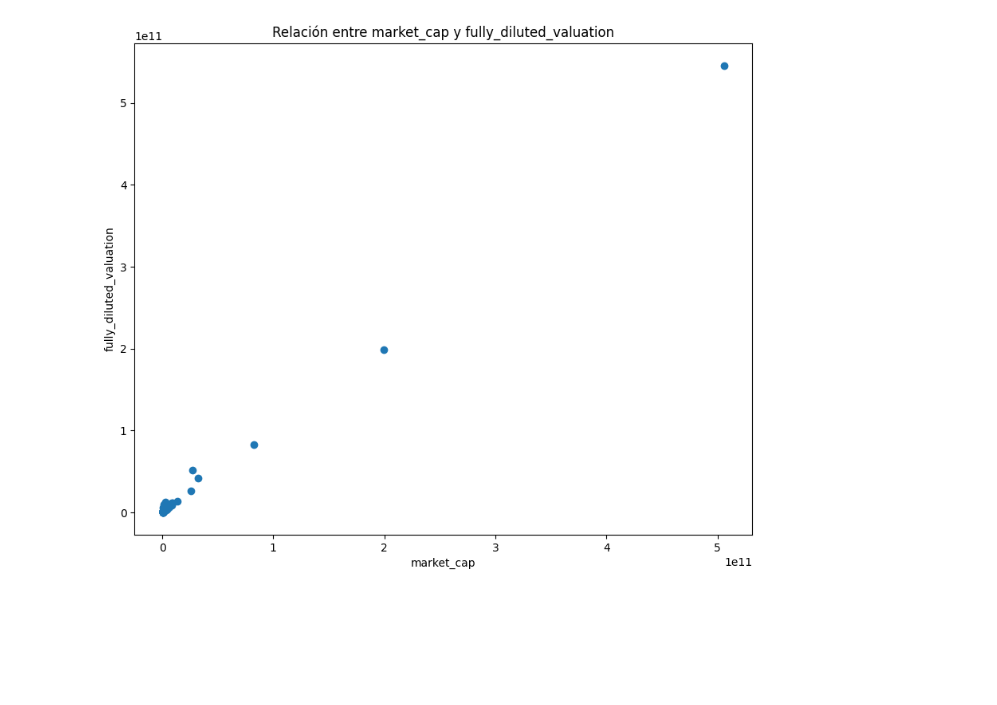
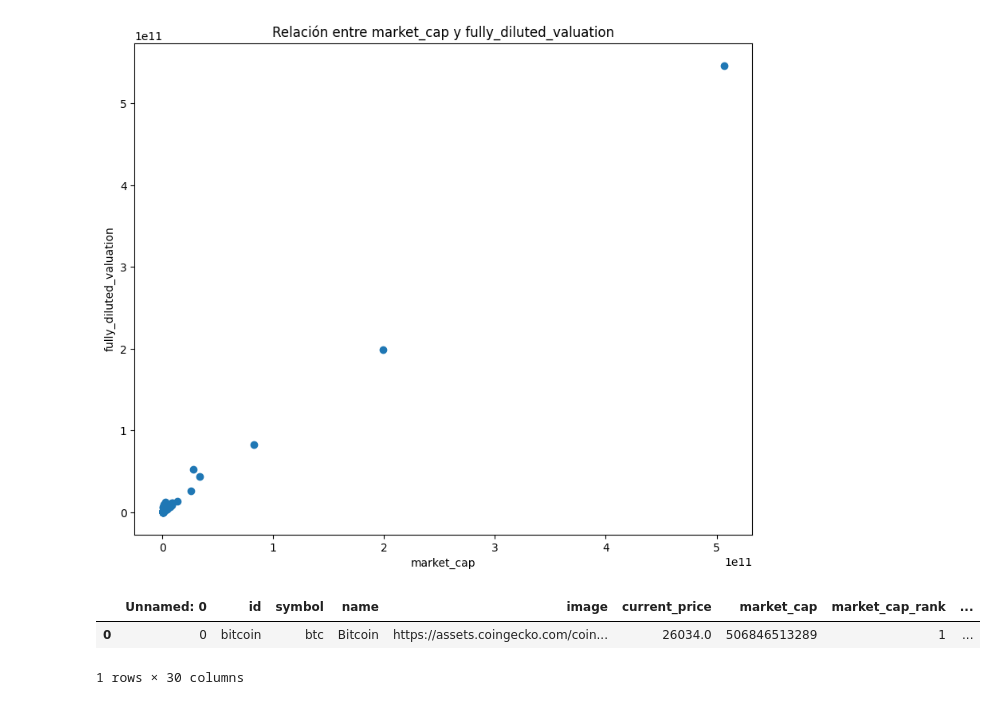
Before and after one commit to melodiromero/criptomonedas, a Jupyter notebook: eda/eda_criptomonedas.ipynb, the cells around one changed output. Cells and saved outputs as stored; diff of their text form; code cells hidden in the pictures; blank space fills up the shorter version.

```diff
--- a/eda/eda_criptomonedas.ipynb
+++ b/eda/eda_criptomonedas.ipynb
@@ -405,3 +407,13 @@ plt.title('Relación entre market_cap y fully_diluted_valuation')
 plt.show()
 # %% [output]
 [figure]
+# %%
+
+# riptomoneda "Bitcoin"
+bitcoin_data = df[df['name'] == 'Bitcoin']
+
+bitcoin_data
+# %% [output]
+|  | Unnamed: 0 | id | symbol | name | image | current_price | market_cap | market_cap_rank | ... |
+| 0 | 0 | bitcoin | btc | Bitcoin | https://assets.coingecko.com/coin... | 26034.0 | 506846513289 | 1 | ... |
+1 rows × 30 columns
```
Also changed, not shown: parts of 1 cell of this notebook, 2 other files.
